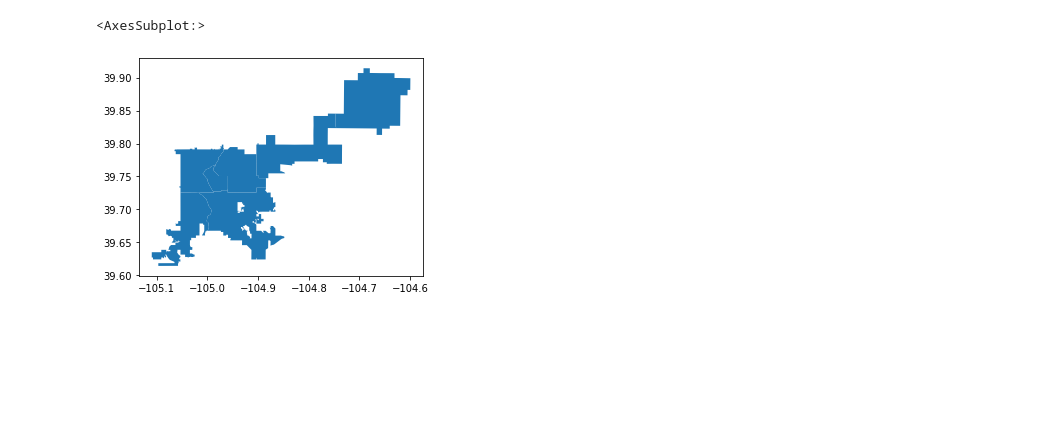
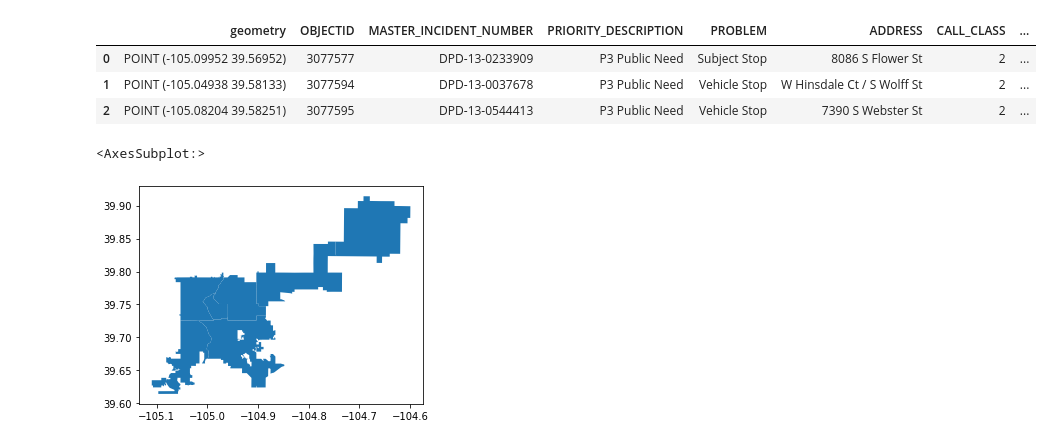
Before and after one commit to openpolicedata/openpolicedata, a Jupyter notebook: notebooks/ex_plotting_data.ipynb, the cells around one changed output. Saved outputs shown, nothing was run; the diff lists cells and outputs as text; code cells hidden in the pictures; blank space fills up the shorter version.

```diff
--- a/notebooks/ex_plotting_data.ipynb
+++ b/notebooks/ex_plotting_data.ipynb
@@ -32,3 +34,11 @@ tables.table.head(3)
+# %%
+df=tables.table
+df.head(3)
+# %% [output]
+|  | geometry | OBJECTID | MASTER_INCIDENT_NUMBER | PRIORITY_DESCRIPTION | PROBLEM | ADDRESS | CALL_CLASS | ... |
+| 0 | POINT (-105.09952 39.56952) | 3077577 | DPD-13-0233909 | P3 Public Need | Subject Stop | 8086 S Flower St | 2 | ... |
+| 1 | POINT (-105.04938 39.58133) | 3077594 | DPD-13-0037678 | P3 Public Need | Vehicle Stop | W Hinsdale Ct / S Wolff St | 2 | ... |
+| 2 | POINT (-105.08204 39.58251) | 3077595 | DPD-13-0544413 | P3 Public Need | Vehicle Stop | 7390 S Webster St | 2 | ... |
 # %%
 # Now load the shape file
 #https://www.denvergov.org/opendata/dataset/city-and-county-of-denver-police-districts
```
Also changed, not shown: parts of 8 cells of this notebook.
